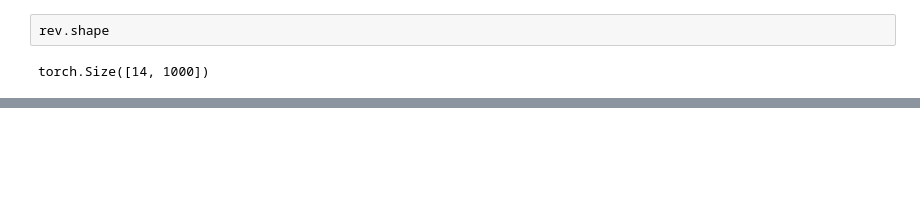
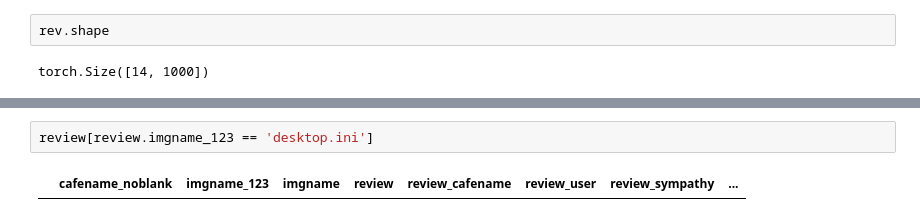
Before and after one commit to YMGYM/google_colab_files, a Jupyter notebook: Image_Text_Embedding.ipynb, the cells around one changed output, grey strips where cells are left out. Cells and saved outputs as stored; diff of their text form; blank space fills up the shorter version.

```diff
--- a/Image_Text_Embedding.ipynb
+++ b/Image_Text_Embedding.ipynb
@@ -355,0 +481,4 @@ tensor(0.1347, grad_fn=<MseLossBackward>)
+# %%
+review[review.imgname_123 == 'desktop.ini']
+# %% [output]
+|  | cafename_noblank | imgname_123 | imgname | review | review_cafename | review_user | review_sympathy | ... |
```
Also changed, not shown: parts of 30 cells of this notebook.
